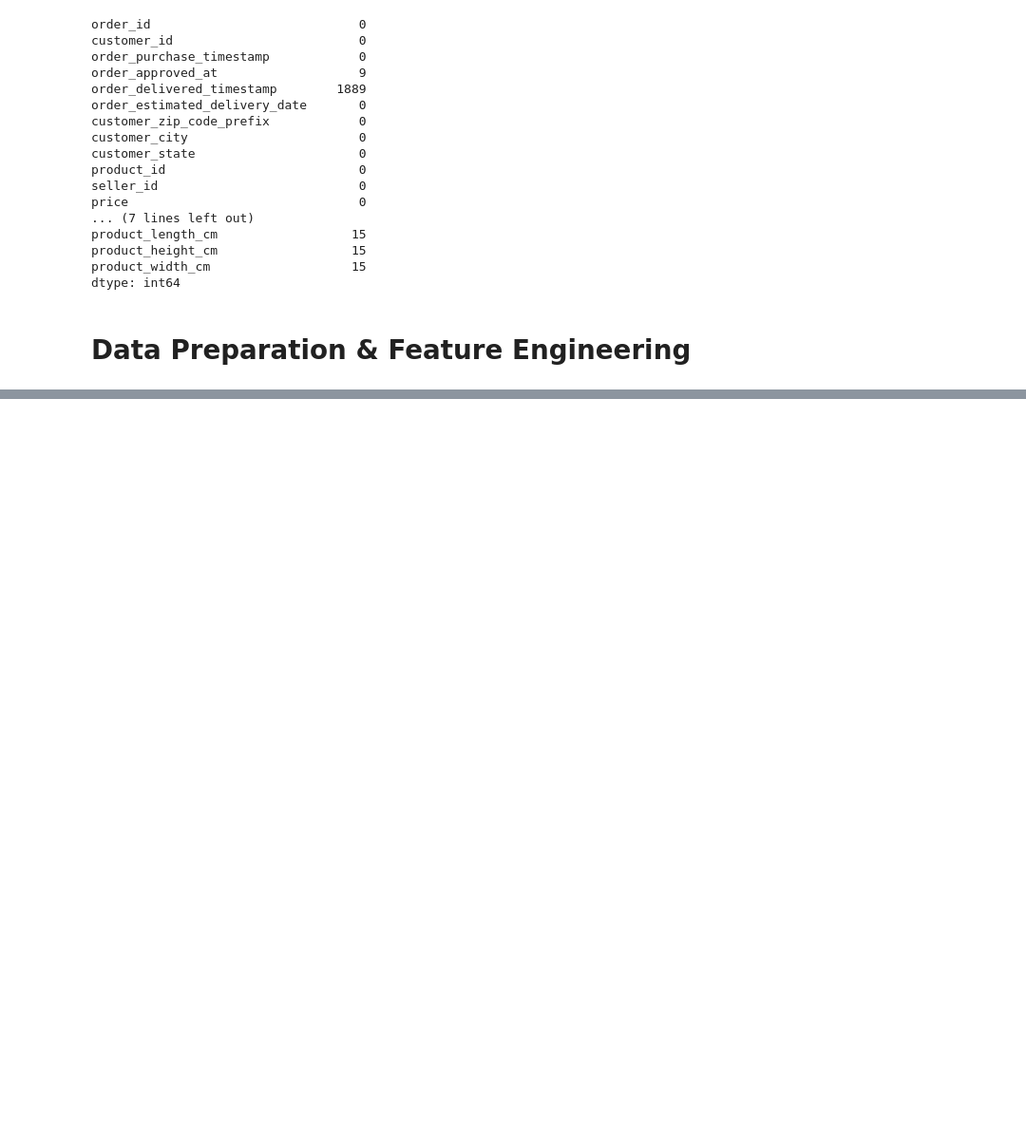
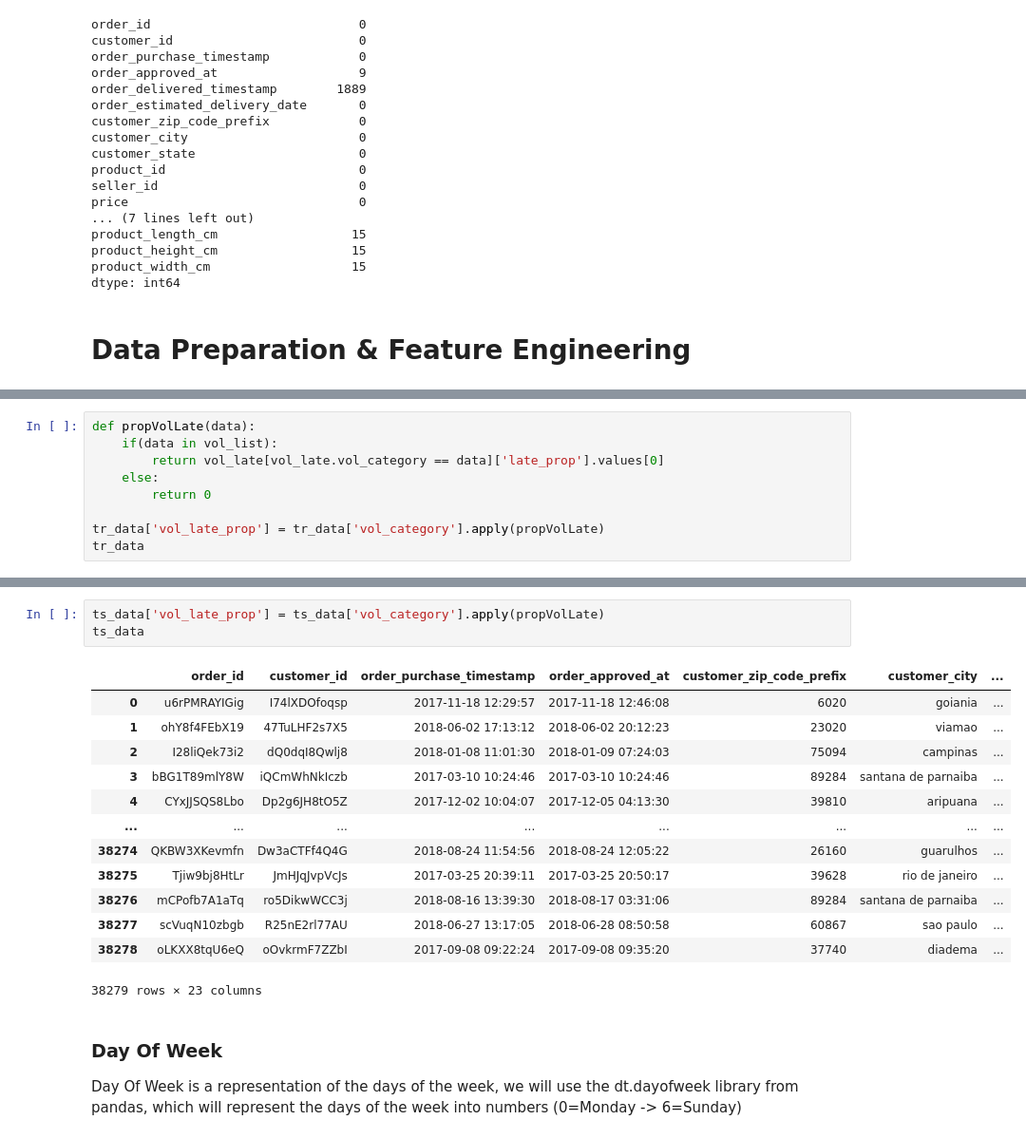
Before and after one commit to arun-ekambaram/supplychain-delivery-delay-ml, a Jupyter notebook: notebook/Exploratory Data Analysis.ipynb, the cells around one changed output, grey strips where cells are left out. Shown: that part at 95% size. Saved outputs shown, nothing was run; the diff lists cells and outputs as text; blank space fills up the shorter version.

```diff
--- a/notebook/Exploratory Data Analysis.ipynb
+++ b/notebook/Exploratory Data Analysis.ipynb
@@ -578,0 +822,9 @@ dtype: int64
+# %%
+def propVolLate(data):
+    if(data in vol_list):
+        return vol_late[vol_late.vol_category == data]['late_prop'].values[0]
+    else:
+        return 0
+
+tr_data['vol_late_prop'] = tr_data['vol_category'].apply(propVolLate)
+tr_data
@@ -578,0 +845,20 @@ dtype: int64
+# %%
+ts_data['vol_late_prop'] = ts_data['vol_category'].apply(propVolLate)
+ts_data
+# %% [output]
+|  | order_id | customer_id | order_purchase_timestamp | order_approved_at | customer_zip_code_prefix | customer_city | ... |
+| 0 | u6rPMRAYIGig | I74lXDOfoqsp | 2017-11-18 12:29:57 | 2017-11-18 12:46:08 | 6020 | goiania | ... |
+| 1 | ohY8f4FEbX19 | 47TuLHF2s7X5 | 2018-06-02 17:13:12 | 2018-06-02 20:12:23 | 23020 | viamao | ... |
+| 2 | I28liQek73i2 | dQ0dqI8Qwlj8 | 2018-01-08 11:01:30 | 2018-01-09 07:24:03 | 75094 | campinas | ... |
+| 3 | bBG1T89mlY8W | iQCmWhNkIczb | 2017-03-10 10:24:46 | 2017-03-10 10:24:46 | 89284 | santana de parnaiba | ... |
+| 4 | CYxJJSQS8Lbo | Dp2g6JH8tO5Z | 2017-12-02 10:04:07 | 2017-12-05 04:13:30 | 39810 | aripuana | ... |
+| ... | ... | ... | ... | ... | ... | ... | ... |
+| 38274 | QKBW3XKevmfn | Dw3aCTFf4Q4G | 2018-08-24 11:54:56 | 2018-08-24 12:05:22 | 26160 | guarulhos | ... |
+| 38275 | Tjiw9bj8HtLr | JmHJqJvpVcJs | 2017-03-25 20:39:11 | 2017-03-25 20:50:17 | 39628 | rio de janeiro | ... |
+| 38276 | mCPofb7A1aTq | ro5DikwWCC3j | 2018-08-16 13:39:30 | 2018-08-17 03:31:06 | 89284 | santana de parnaiba | ... |
+| 38277 | scVuqN10zbgb | R25nE2rl77AU | 2018-06-27 13:17:05 | 2018-06-28 08:50:58 | 60867 | sao paulo | ... |
+| 38278 | oLKXX8tqU6eQ | oOvkrmF7ZZbI | 2017-09-08 09:22:24 | 2017-09-08 09:35:20 | 37740 | diadema | ... |
+38279 rows × 23 columns
+# %% [markdown]
+### Day Of Week
+Day Of Week is a representation of the days of the week, we will use the dt.dayofweek library from pandas, which will represent the days of the week into numbers (0=Monday -> 6=Sunday)
```
Also changed, not shown: parts of 36 cells of this notebook.
